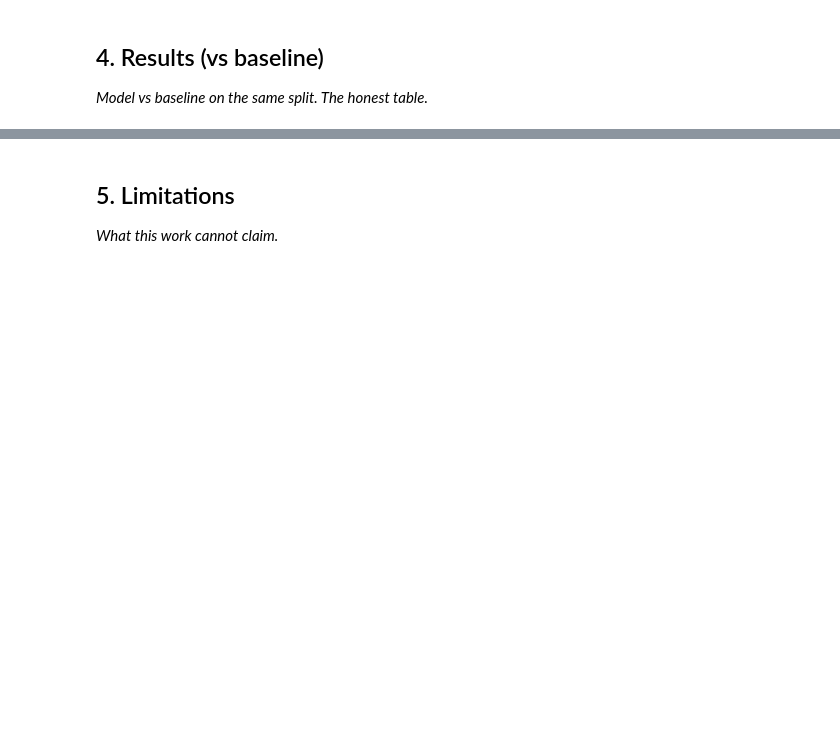
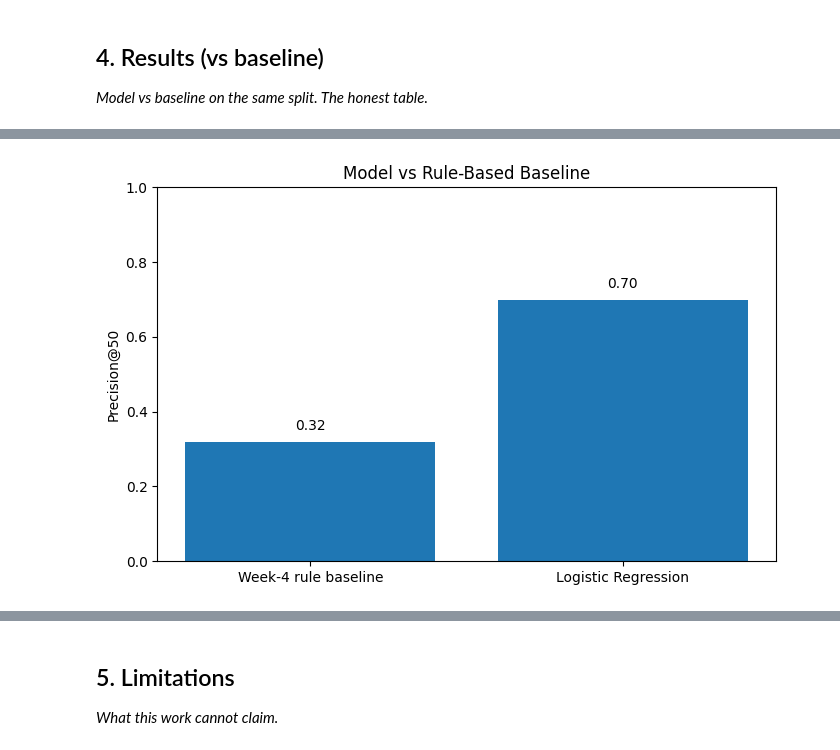
Before and after one commit to krishamerja1903/flyrank-ml-internship, a Jupyter notebook: work/notebooks/capstone.ipynb, the cells around one changed output, grey strips where cells are left out. Saved outputs shown, nothing was run; the diff lists cells and outputs as text; code cells hidden in the pictures; blank space fills up the shorter version.

Commit message:
Complete capstone notebook

```diff
--- a/work/notebooks/capstone.ipynb
+++ b/work/notebooks/capstone.ipynb
@@ -24,0 +351,83 @@ This skeleton is yours to fill. Work the sections **in order** — each one has
+# %%
+# SECTION 4 — RESULTS VS BASELINE
+
+import os
+import json
+import matplotlib.pyplot as plt
+
+os.makedirs("work/figures", exist_ok=True)
+os.makedirs("work/outputs", exist_ok=True)
+
+baseline_p50 = 0.32
+model_p50 = 0.70
+
+results = pd.DataFrame({
+    "Method": [
+        "Week-4 rule baseline",
+        "Logistic Regression"
+    ],
+    "Precision@50": [
+        baseline_p50,
+        model_p50
+    ]
+})
+
+print("MODEL VS BASELINE")
+display(results)
+
+print(
+    "Observed Precision@50 difference:",
+    round(model_p50 - baseline_p50, 2)
+)
+
+# Paper figure
+fig, ax = plt.subplots(figsize=(7, 4.5))
+
+ax.bar(
+    results["Method"],
+    results["Precision@50"]
+)
+
+ax.set_ylabel("Precision@50")
+ax.set_title("Model vs Rule-Based Baseline")
+ax.set_ylim(0, 1)
+
+for i, value in enumerate(results["Precision@50"]):
+    ax.text(
+        i,
+        value + 0.03,
+        f"{value:.2f}",
+        ha="center"
+    )
+
+plt.tight_layout()
+
+figure_path = "work/figures/model_vs_baseline.png"
+plt.savefig(
+    figure_path,
+    dpi=160,
+    bbox_inches="tight"
+)
+
+plt.show()
+
+# Save metrics receipt for the paper
+capstone_metrics = {
+    "model_rows": int(len(model_df)),
+    "train_rows": int(len(train_df)),
+    "test_rows": int(len(test_df)),
+    "decline_rate": float(model_df["declining"].mean()),
+    "client_overlap": int(client_overlap),
+    "baseline_precision_at_50": baseline_p50,
+    "model_precision_at_50": model_p50,
+    "observed_difference": round(model_p50 - baseline_p50, 2)
+}
+
+metrics_path = "work/outputs/capstone_metrics.json"
+
+with open(metrics_path, "w") as f:
+    json.dump(capstone_metrics, f, indent=2)
+
+print("\nFigure saved:", figure_path)
+print("Metrics saved:", metrics_path)
+# %% [output]
@@ -24,0 +439 @@ This skeleton is yours to fill. Work the sections **in order** — each one has
+[figure, added]
```
Also changed, not shown: parts of 16 cells of this notebook.
